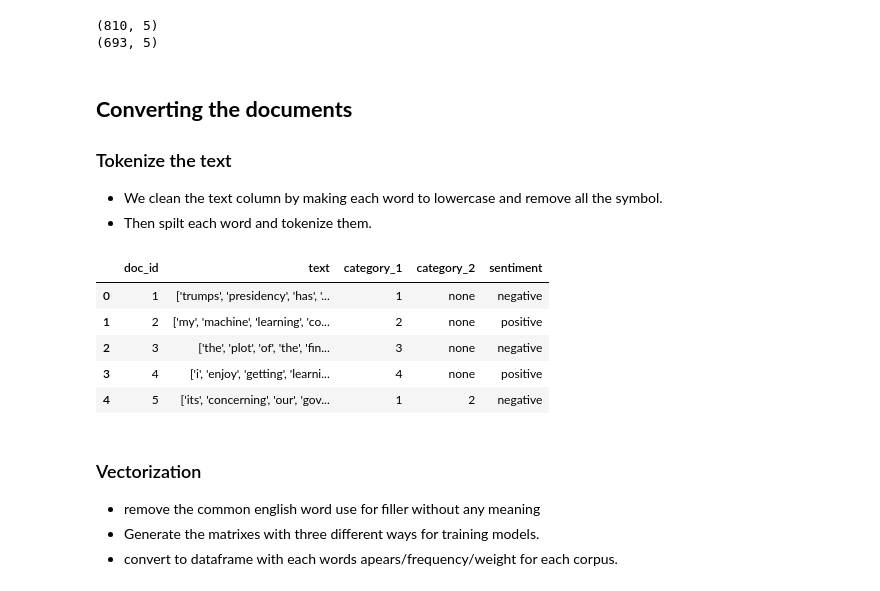
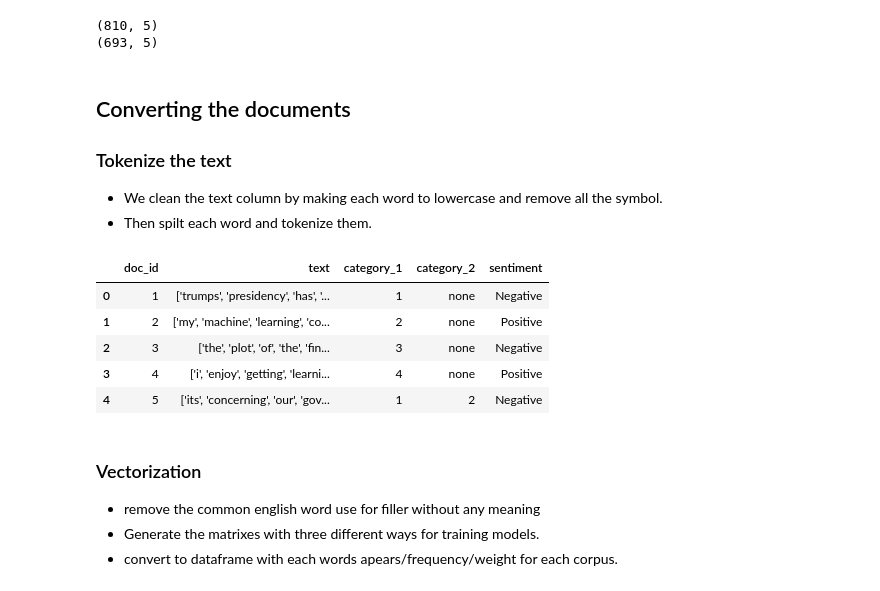
Before and after one commit to christiewong219/Team-5-CS105-Final-Project, a Jupyter notebook: Team5_CS105_Final_Project.ipynb, the cells around one changed output. Saved outputs shown, nothing was run; the diff lists cells and outputs as text; code cells hidden in the pictures.

```diff
--- a/Team5_CS105_Final_Project.ipynb
+++ b/Team5_CS105_Final_Project.ipynb
@@ -66,38 +66,29 @@ print(df.shape)
 (810, 5)
 (693, 5)
 # %% [markdown]
-## **Converting the documents**
+## Converting the documents
+
 ### Tokenize the text
 * We clean the text column by making each word to lowercase and remove all the symbol.
 * Then spilt each word and tokenize them.
 # %%
 # standardize the text and remove signs
 def clean(text):
   text = text.lower()
   text = re.sub(r'[^a-z0-9\s]', '', text)
   tokens = text.split()
   return str(tokens)
   #return
 
 df['text'] = df['text'].apply(clean)
-
-# standardize the labels for sentiment
-df['sentiment'] = df['sentiment'].astype(str).str.strip().str.replace('.', '', regex=False).str.lower()
-typo_map = {
-  'netural': 'neutral',
-  'nuetral': 'neutral',
-  'positve': 'positive',
-  'negative': 'negative'
-}
-df['sentiment'] = df['sentiment'].replace(typo_map)
 df.head()
 # %% [output]
 |  | doc_id | text | category_1 | category_2 | sentiment |
-| 0 | 1 | ['trumps', 'presidency', 'has', '... | 1 | none | negative |
-| 1 | 2 | ['my', 'machine', 'learning', 'co... | 2 | none | positive |
-| 2 | 3 | ['the', 'plot', 'of', 'the', 'fin... | 3 | none | negative |
-| 3 | 4 | ['i', 'enjoy', 'getting', 'learni... | 4 | none | positive |
-| 4 | 5 | ['its', 'concerning', 'our', 'gov... | 1 | 2 | negative |
+| 0 | 1 | ['trumps', 'presidency', 'has', '... | 1 | none | Negative |
+| 1 | 2 | ['my', 'machine', 'learning', 'co... | 2 | none | Positive |
+| 2 | 3 | ['the', 'plot', 'of', 'the', 'fin... | 3 | none | Negative |
+| 3 | 4 | ['i', 'enjoy', 'getting', 'learni... | 4 | none | Positive |
+| 4 | 5 | ['its', 'concerning', 'our', 'gov... | 1 | 2 | Negative |
 # %% [markdown]
 ### Vectorization
 
```
Also changed, not shown: parts of 11 cells of this notebook.
